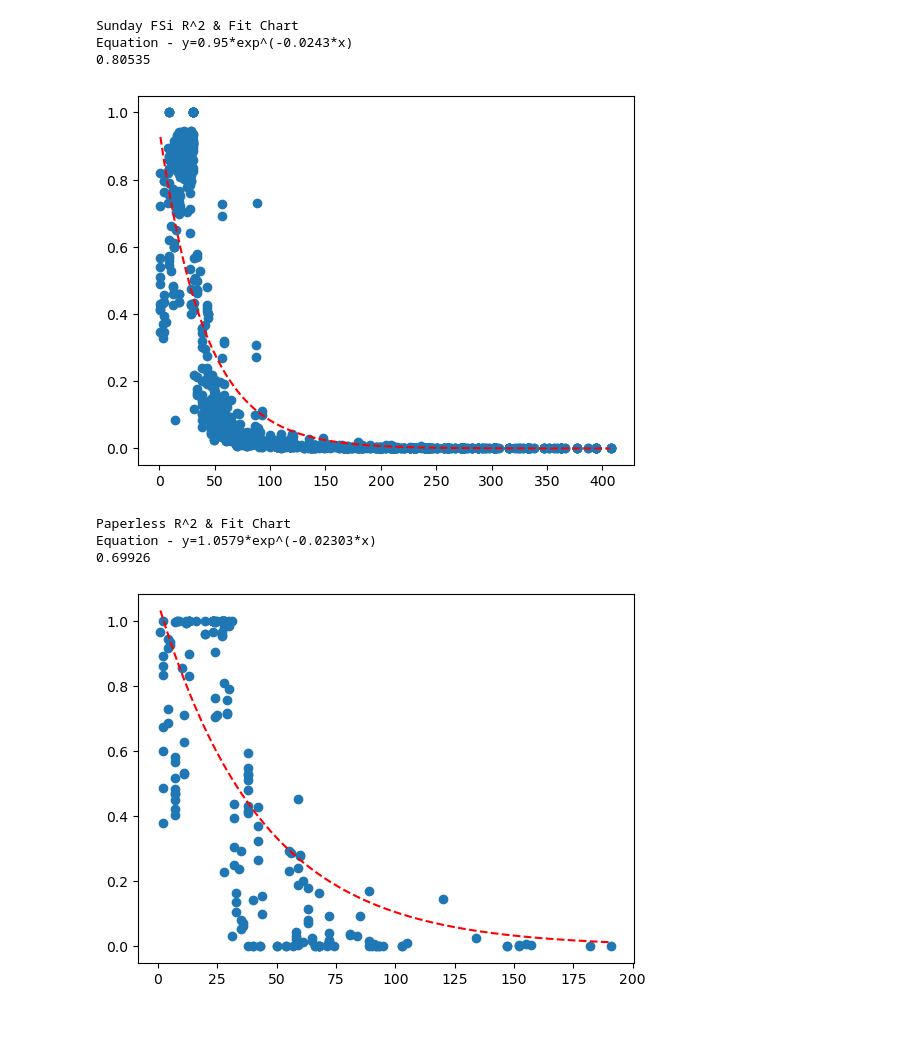
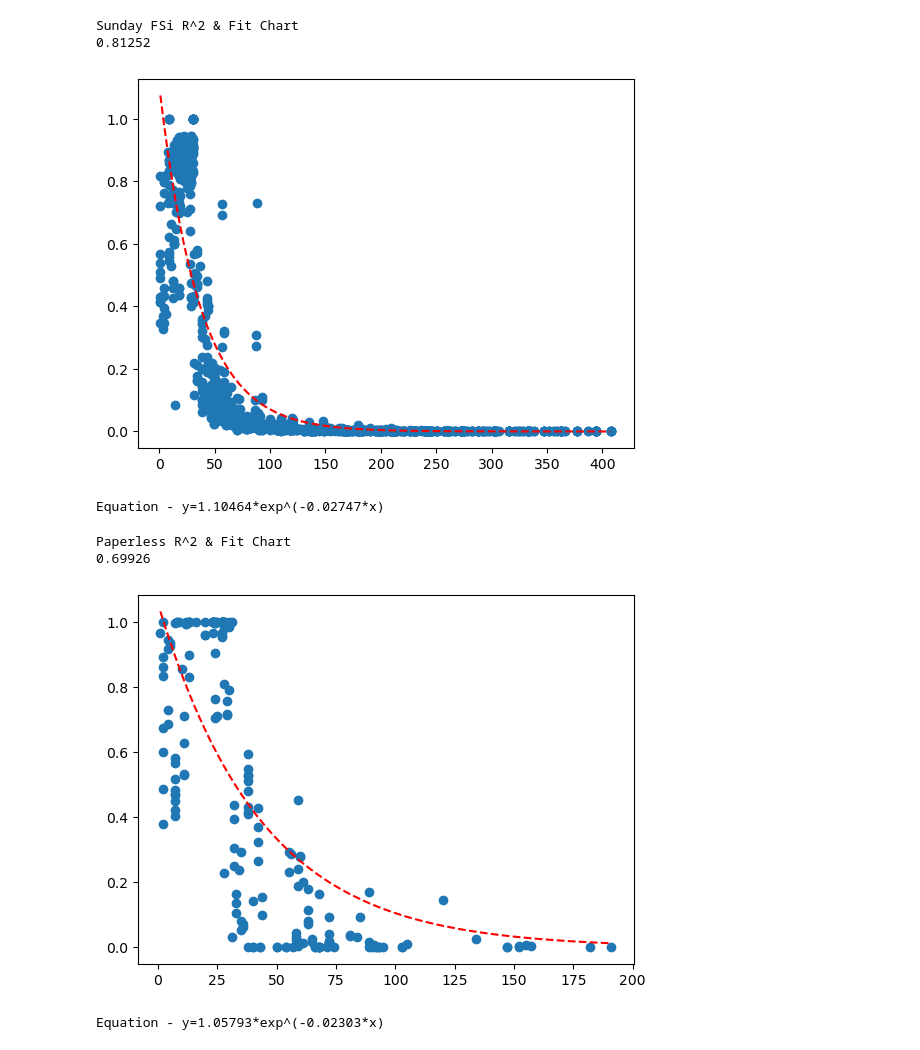
Before and after one commit to mdnorris/Bayer_Curves, a Jupyter notebook: Bayer_Curves.ipynb, the cells around one changed output. Drawn from its saved outputs; the diff is of its cells as text; code cells hidden in the pictures.

```diff
--- a/Bayer_Curves.ipynb
+++ b/Bayer_Curves.ipynb
@@ -9,11 +9,11 @@ def func(x, a, b):
     return a * np.exp(-b * x)
 
 
-def rsquared(x, y, a, b):
+def r_squared(x, y, a, b):
     res = y - func(x, a, b)
-    ss_r = np.sum(res**2)
-    ss_tot = np.sum((y - np.mean(y)**2))
-    r_sq = np.round((1 - (ss_r / ss_tot)),5)
+    ss_r = np.sum(res ** 2)
+    ss_tot = np.sum((y - np.mean(y) ** 2))
+    r_sq = np.round((1 - (ss_r / ss_tot)), 5)
     print(r_sq)
 
 
@@ -22,57 +22,54 @@ def plot_curve(x, y, a, b):
     y_est = func(x_est, a, b)
     plt.figure()
     plt.scatter(x, y)
-    plt.plot(x_est, y_est, '--', color = 'red')
+    plt.plot(x_est, y_est, '--', color='red')
     plt.show()
+
+
+def output(x, y, p0):
+    popt, pcov = cf(func, x, y, p0)
+    a = np.round(popt[0], 5)
+    b = np.round(popt[1], 5)
+    r_squared(x, y, a, b)
+    plot_curve(x, y, a, b)
+    return a, b
 # %%
 # Load Bayer Curves
 # Data has media type to break into appropriate groups and run curves
 all_coupons = pd.read_csv('D:/GDrive/bayer_curves.csv')
+p0 = [1.0, .05]
 # %%
 #Sunday FSI Curve
 sun_fsi = all_coupons[all_coupons["Media_Type"] == "SUNDAY FSI"]
 np_sun_fsi = sun_fsi[['Time_Since_Issue',
-                      'Total_Dist_Percent']].to_numpy(dtype = float)
+                      'Total_Dist_Percent']].to_numpy(dtype=float)
 
-x = np_sun_fsi[:,0]
-y = np_sun_fsi[:,1]
-
-popt, pcov = cf(func, x, y, bounds = (0, [.95, .05]))
-a = np.round(popt[0], 5)
-b = np.round(popt[1], 5)
+x = np_sun_fsi[:, 0]
+y = np_sun_fsi[:, 1]
 
 print('Sunday FSi R^2 & Fit Chart')
+a, b = output(x, y, p0)
 print('Equation - y=' + a.astype(str) + '*exp^(-' + b.astype(str) + '*x)')
-rsquared(x, y, a, b)
-
-plot_curve(x, y, a, b)
 # %% [output]
 Sunday FSi R^2 & Fit Chart
-Equation - y=0.95*exp^(-0.0243*x)
-0.80535
+0.81252
-[figure, old version]
+[figure, new version]
+Equation - y=1.10464*exp^(-0.02747*x)
 # %%
 # Paperless Curve
 paperless = all_coupons[all_coupons["Media_Type"] == "PAPERLESS"]
+np_paperless = paperless[['Time_Since_Issue',
+                          'Total_Dist_Percent']].to_numpy(dtype=float)
 
-np_paperless = paperless[['Time_Since_Issue',
-                      'Total_Dist_Percent']].to_numpy(dtype = float)
-
-x = np_paperless[:,0]
-y = np_paperless[:,1]
-
-popt, pcov = cf(func, x, y)
-a = np.round(popt[0], 5)
-b = np.round(popt[1], 5)
+x = np_paperless[:, 0]
+y = np_paperless[:, 1]
 
 print('Paperless R^2 & Fit Chart')
+a, b = output(x, y, p0)
 print('Equation - y=' + a.astype(str) + '*exp^(-' + b.astype(str) + '*x)')
-rsquared(x, y, a, b)
-
-plot_curve(x, y, a, b)
 # %% [output]
 Paperless R^2 & Fit Chart
-Equation - y=1.0579*exp^(-0.02303*x)
 0.69926
 [figure]
+Equation - y=1.05793*exp^(-0.02303*x)
 # %%
```
Also changed, not shown: parts of 5 cells of this notebook.
